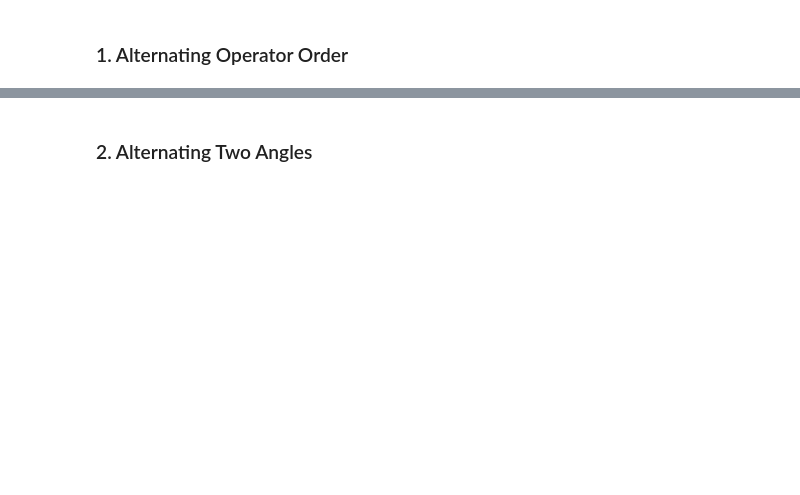
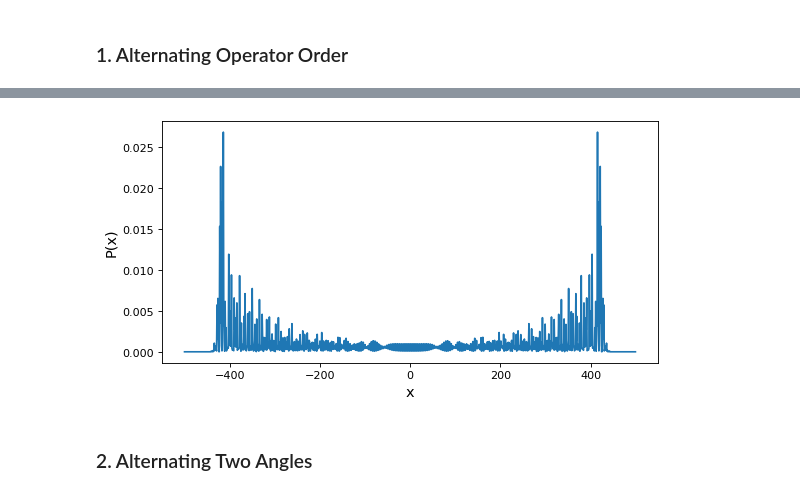
Before and after one commit to qwchagas/cirm_qw, a Jupyter notebook: sqw_alternate.ipynb, the cells around one changed output, grey strips where cells are left out. Drawn from its saved outputs; the diff is of its cells as text; code cells hidden in the pictures; blank space fills up the shorter version.

```diff
--- a/sqw_alternate.ipynb
+++ b/sqw_alternate.ipynb
@@ -67,3 +70,12 @@ plt.show()
+# %%
+plt.figure(figsize=(8, 4), dpi=80)
+plt.plot(np.arange(0,N)-N//2,mean_value)
+plt.xlabel('x',fontsize=13)
+plt.ylabel('P(x)',fontsize=13)
+# plt.ylim([0,.1])
+plt.show()
+# %% [output]
+[figure, added]
 # %% [markdown]
 ### 2. Alternating Two Angles
 # %%
```
Also changed, not shown: parts of 3 cells of this notebook.
